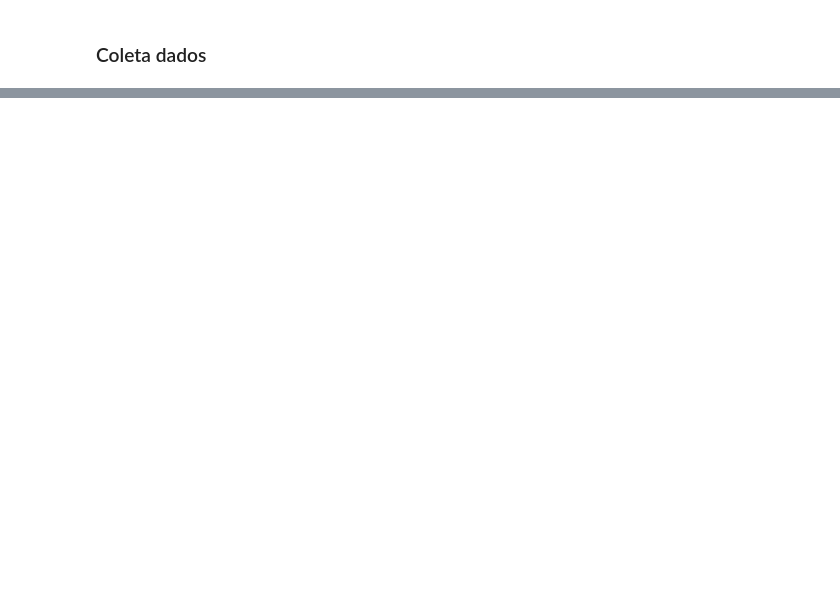
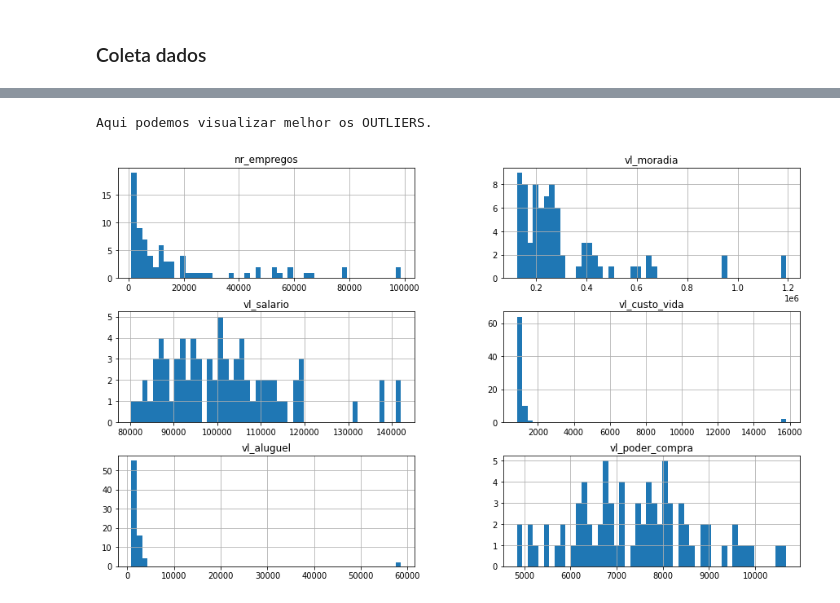
Before and after one commit to maria2122/Regressao_Multipla_em_Python, a Jupyter notebook: static/dados/coleta.ipynb, the cells around one changed output, grey strips where cells are left out. Saved outputs shown, nothing was run; the diff lists cells and outputs as text; code cells hidden in the pictures; blank space fills up the shorter version.

```diff
--- a/static/dados/coleta.ipynb
+++ b/static/dados/coleta.ipynb
@@ -68,3 +57,4 @@ import seaborn as sns
 # %%
-df = pd.read_csv('')
+df = pd.read_csv('SofwareDeveloperIncomeExpensesperUSACity.csv')
+df.head(3)
 # %% [output]
@@ -74,0 +72,9 @@ Sálario não ajustado,Número de empregos ,Valor da moradia ,Cidade ,Custo de v
+# %%
+colunas_para_retirar = ['Unnamed: 0',
+                        'Metro',
+                        'Mean Unadjusted Salary (all occupations)',
+                        'Mean Software Developer Salary (adjusted)',
+                        'Cost of Living Plus Rent avg',
+                        'City']
+df_final = df.drop(colunas_para_retirar, axis=1)
+df_final.head(3)
@@ -74,0 +92,12 @@ Sálario não ajustado,Número de empregos ,Valor da moradia ,Cidade ,Custo de v
+# %%
+de_para_novos_nomes = {
+    'Mean Software Developer Salary (unadjusted)'   : 'vl_salario',
+    'Number of Software Developer Jobs'             : 'nr_empregos',
+    'Median Home Price'                             : 'vl_moradia',
+    # 'City'                                          : 'nm_cidade',
+    'Cost of Living avg'                            : 'vl_custo_vida',
+    'Rent avg'                                      : 'vl_aluguel',
+    'Local Purchasing Power avg'                    : 'vl_poder_compra'
+}
+df_final.rename(columns=de_para_novos_nomes, inplace=True)
+df_final.head(3)
@@ -74,0 +171,7 @@ Sálario não ajustado,Número de empregos ,Valor da moradia ,Cidade ,Custo de v
+# %%
+#Histograma das variáveis
+df_final[['nr_empregos', 'vl_moradia', 'vl_salario', 'vl_custo_vida', 'vl_aluguel', 'vl_poder_compra']].hist(figsize=(15,9), bins=50);
+print('Aqui podemos visualizar melhor os OUTLIERS.');
+# %% [output]
+Aqui podemos visualizar melhor os OUTLIERS.
+[figure, added]
```
Also changed, not shown: parts of 23 cells of this notebook, 4 other files.
